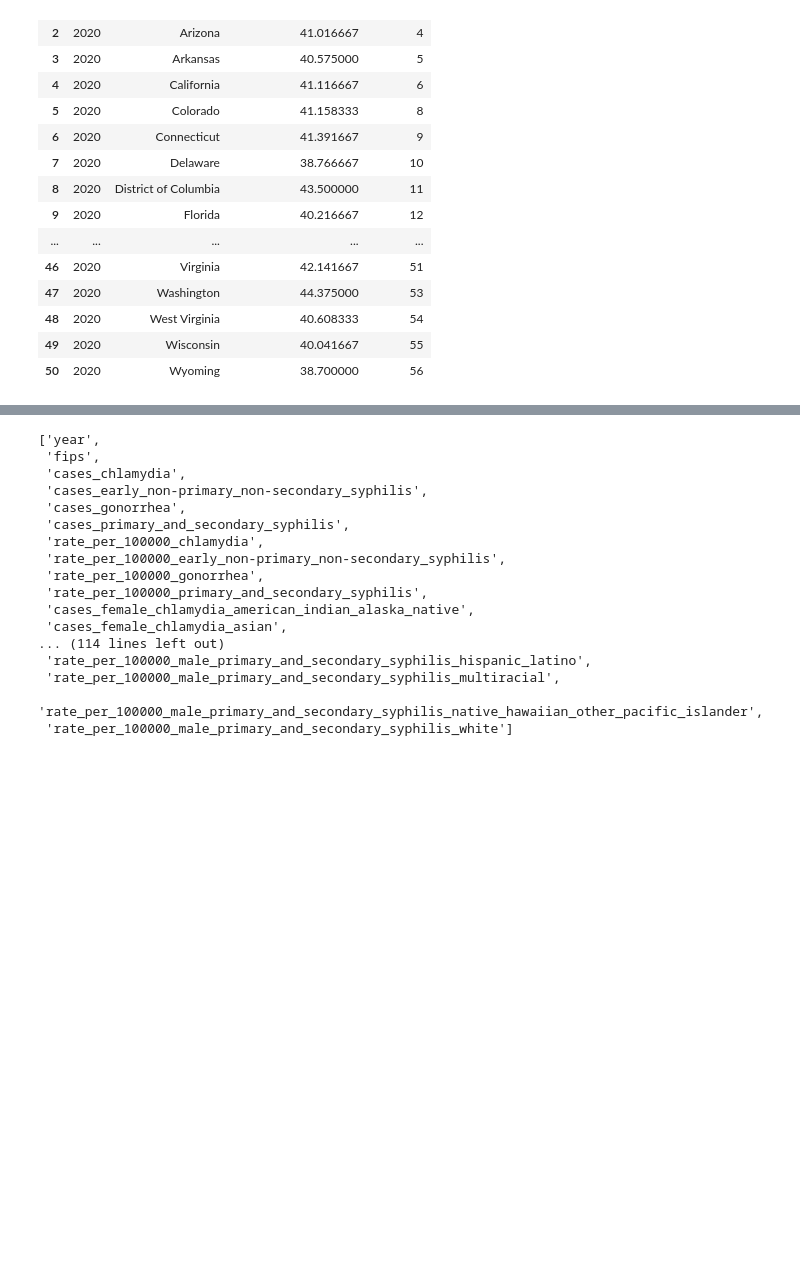
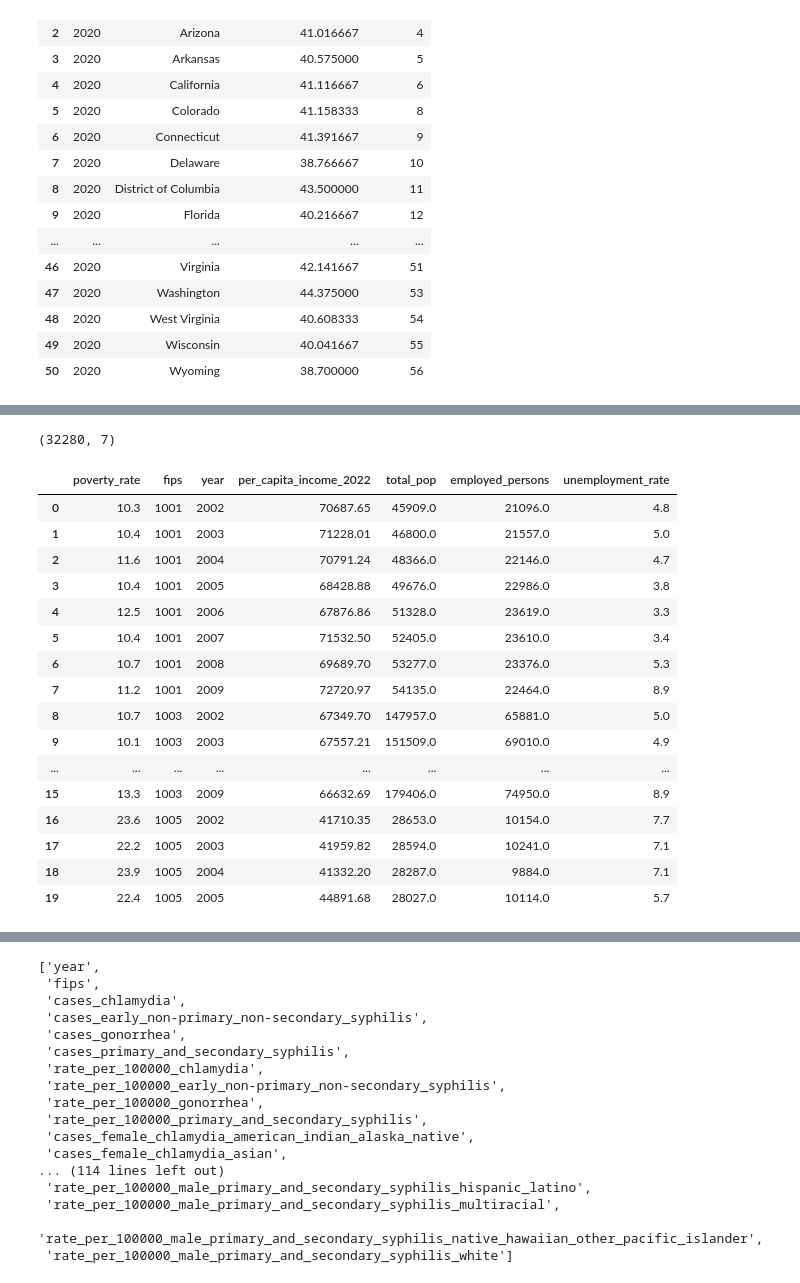
Before and after one commit to JayRPhilbrick/bdsi22dataminingsti, a Jupyter notebook: notebooks/prepare_merge.ipynb, the cells around one changed output, grey strips where cells are left out. Drawn from its saved outputs; the diff is of its cells as text; code cells hidden in the pictures; blank space fills up the shorter version.

```diff
--- a/notebooks/prepare_merge.ipynb
+++ b/notebooks/prepare_merge.ipynb
@@ -340,8 +335,8 @@ hps.to_csv('../Data/Intermediate/hps_processed.csv')
 # %%
 path3 = '../Data/Clean/nonACSDemographics'
 saipes = []
-for file in os.listdir(path3):
-    if not file.startswith('.'):
+for file in natsorted(os.listdir(path3)):
+    if file.startswith('S'):
         saipes.append(pd.read_csv(os.path.join(path3, file), sep = ',', index_col = 0))
         print(file)
 # %% [output]
@@ -427,0 +387,5 @@ dtype: object
+# %%
+df = pd.concat(saipes, axis = 0)
+df = df.sort_values(by = ['fips', 'year']).reset_index(drop = True)
+print(df.shape)
+df.head(20)
@@ -427,0 +411,7 @@ dtype: object
+# %%
+path3 = '../Data/Clean/nonACSDemographics'
+other = []
+for file in natsorted(os.listdir(path3)):
+    if not file.startswith(('S', '.')):
+        other.append(pd.read_csv(os.path.join(path3, file), sep = ',', index_col = 0))
+        print(file)
@@ -427,0 +421,4 @@ dtype: object
+# %%
+cov1 = df.columns.intersection(other[0].columns)
+df1 = pd.merge(df, other[0], on = cov1.to_list(), how = 'outer')
+df1.head(20)
@@ -427,0 +443,24 @@ dtype: object
+# %%
+cov2 = df.columns.intersection(other[1].columns)
+df2 = pd.merge(df1, other[1], on = cov2.to_list(), how = 'outer')
+print(df2.shape)
+df2.head(20)
+# %% [output]
+(32280, 7)
+|  | poverty_rate | fips | year | per_capita_income_2022 | total_pop | employed_persons | unemployment_rate |
+| 0 | 10.3 | 1001 | 2002 | 70687.65 | 45909.0 | 21096.0 | 4.8 |
+| 1 | 10.4 | 1001 | 2003 | 71228.01 | 46800.0 | 21557.0 | 5.0 |
+| 2 | 11.6 | 1001 | 2004 | 70791.24 | 48366.0 | 22146.0 | 4.7 |
+| 3 | 10.4 | 1001 | 2005 | 68428.88 | 49676.0 | 22986.0 | 3.8 |
+| 4 | 12.5 | 1001 | 2006 | 67876.86 | 51328.0 | 23619.0 | 3.3 |
+| 5 | 10.4 | 1001 | 2007 | 71532.50 | 52405.0 | 23610.0 | 3.4 |
+| 6 | 10.7 | 1001 | 2008 | 69689.70 | 53277.0 | 23376.0 | 5.3 |
+| 7 | 11.2 | 1001 | 2009 | 72720.97 | 54135.0 | 22464.0 | 8.9 |
+| 8 | 10.7 | 1003 | 2002 | 67349.70 | 147957.0 | 65881.0 | 5.0 |
+| 9 | 10.1 | 1003 | 2003 | 67557.21 | 151509.0 | 69010.0 | 4.9 |
+| ... | ... | ... | ... | ... | ... | ... | ... |
+| 15 | 13.3 | 1003 | 2009 | 66632.69 | 179406.0 | 74950.0 | 8.9 |
+| 16 | 23.6 | 1005 | 2002 | 41710.35 | 28653.0 | 10154.0 | 7.7 |
+| 17 | 22.2 | 1005 | 2003 | 41959.82 | 28594.0 | 10241.0 | 7.1 |
+| 18 | 23.9 | 1005 | 2004 | 41332.20 | 28287.0 | 9884.0 | 7.1 |
+| 19 | 22.4 | 1005 | 2005 | 44891.68 | 28027.0 | 10114.0 | 5.7 |
```
Also changed, not shown: parts of 26 cells of this notebook, 19 other files.
